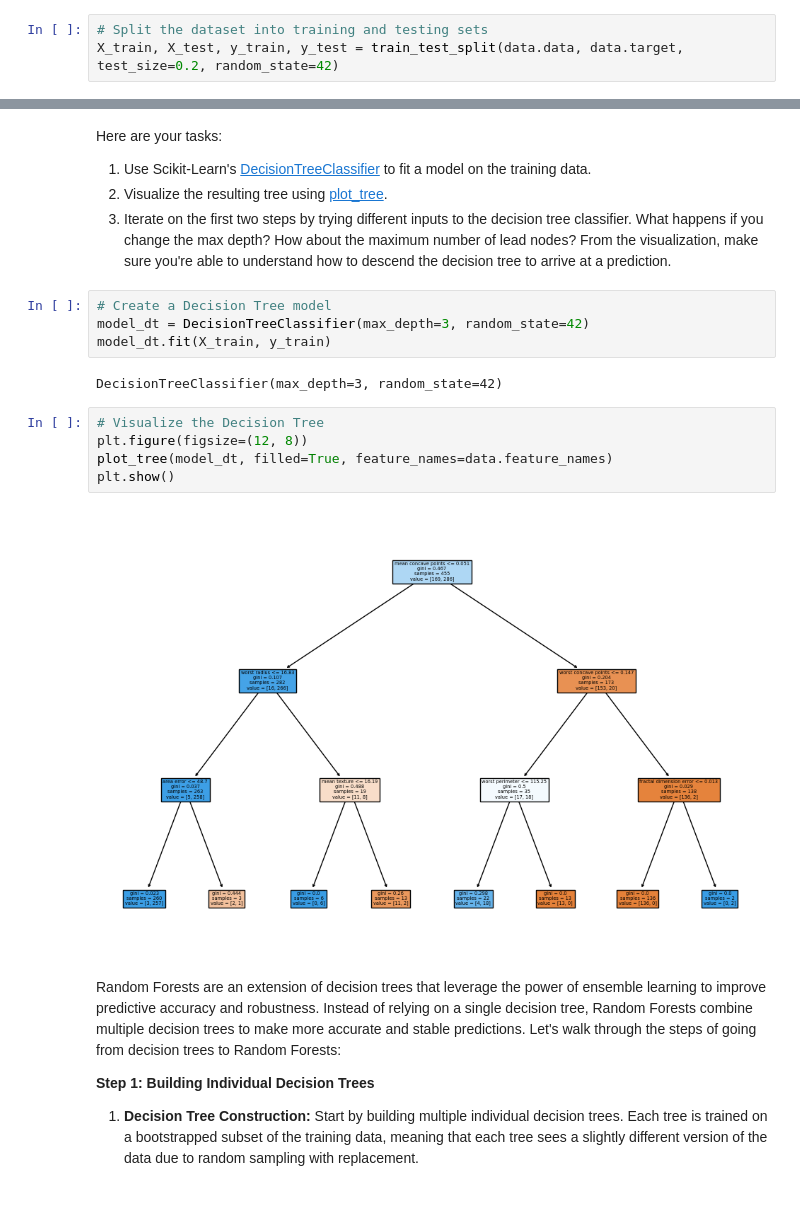
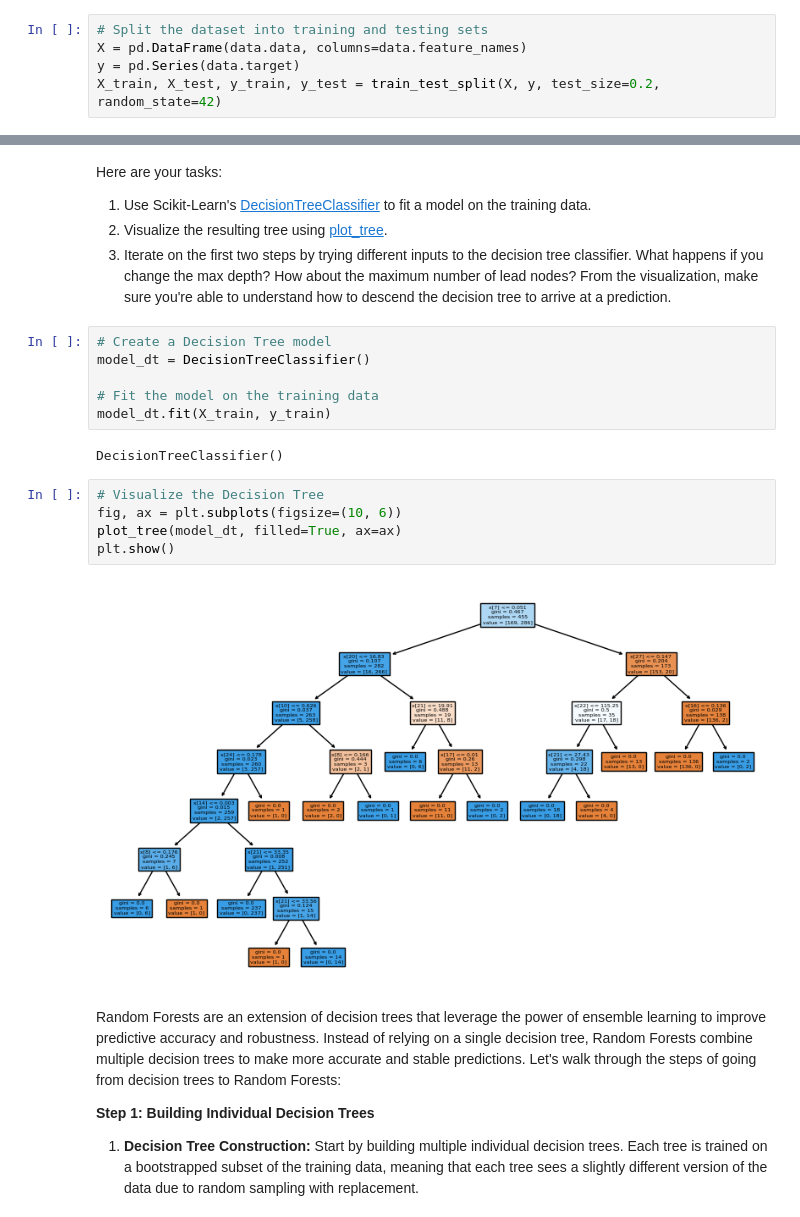
Before and after one commit to yanlinglin/ML_mini, a Jupyter notebook: Student_MLE_MiniProject_Trees_and_Forests.ipynb, the cells around one changed output, grey strips where cells are left out. Drawn from its saved outputs; the diff is of its cells as text.

```diff
--- a/Student_MLE_MiniProject_Trees_and_Forests.ipynb
+++ b/Student_MLE_MiniProject_Trees_and_Forests.ipynb
@@ -47,5 +47,7 @@ data=load_breast_cancer()
 # %%
 # Split the dataset into training and testing sets
-X_train, X_test, y_train, y_test = train_test_split(data.data, data.target, test_size=0.2, random_state=42)
+X = pd.DataFrame(data.data, columns=data.feature_names)
+y = pd.Series(data.target)
+X_train, X_test, y_train, y_test = train_test_split(X, y, test_size=0.2, random_state=42)
 # %%
 # Display first 5 rows
@@ -99,17 +100,19 @@ Here are your tasks:
 3. Iterate on the first two steps by trying different inputs to the decision tree classifier. What happens if you change the max depth? How about the maximum number of lead nodes? From the visualization, make sure you're able to understand how to descend the decision tree to arrive at a prediction.
 # %%
 # Create a Decision Tree model
-model_dt = DecisionTreeClassifier(max_depth=3, random_state=42)
+model_dt = DecisionTreeClassifier()
+
+# Fit the model on the training data
 model_dt.fit(X_train, y_train)
 # %% [output]
-DecisionTreeClassifier(max_depth=3, random_state=42)
+DecisionTreeClassifier()
 # %%
 # Visualize the Decision Tree
-plt.figure(figsize=(12, 8))
-plot_tree(model_dt, filled=True, feature_names=data.feature_names)
+fig, ax = plt.subplots(figsize=(10, 6))
+plot_tree(model_dt, filled=True, ax=ax)
 plt.show()
 # %% [output]
-[figure, old version]
+[figure, new version]
 # %% [markdown]
 Random Forests are an extension of decision trees that leverage the power of ensemble learning to improve predictive accuracy and robustness. Instead of relying on a single decision tree, Random Forests combine multiple decision trees to make more accurate and stable predictions. Let's walk through the steps of going from decision trees to Random Forests:
 
```
Also changed, not shown: parts of 10 cells of this notebook.
